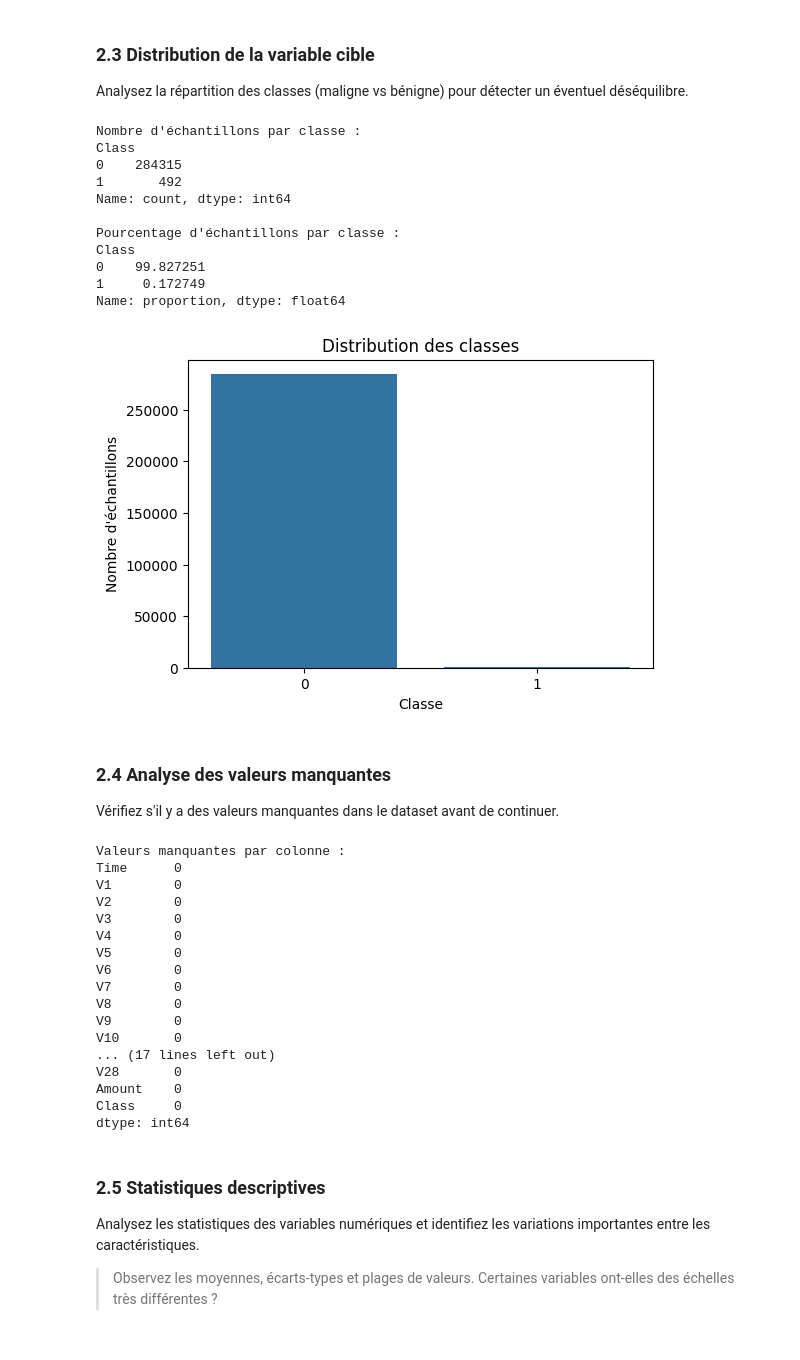
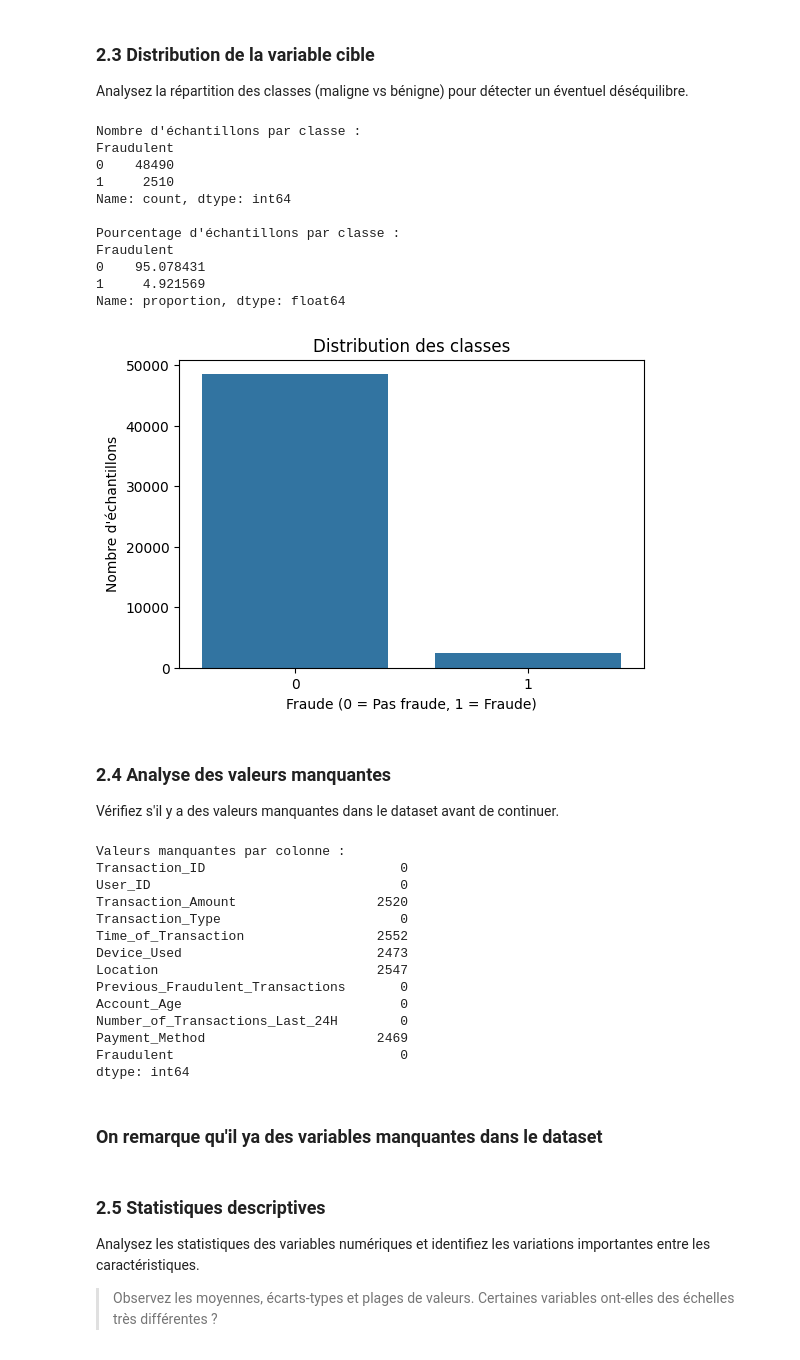
Before and after one commit to cherif-tg/DecisionTree_Fraud_detection, a Jupyter notebook: TP_Arbre_Decision (1).ipynb, the cells around one changed output. Saved outputs shown, nothing was run; the diff lists cells and outputs as text; code cells hidden in the pictures.

```diff
--- a/TP_Arbre_Decision (1).ipynb
+++ b/TP_Arbre_Decision (1).ipynb
@@ -82,6 +82,6 @@ Chargez le dataset Breast Cancer depuis scikit-learn.
 # %%
-# TODO : Chargez le dataset creditcard.csv dans un DataFrame
-df = pd.read_csv('creditcard.csv')
+# TODO : Chargez le dataset Fraud Detection Dataset.csv dans un DataFrame
+df = pd.read_csv('Fraud Detection Dataset.csv')
 # %% [markdown]
 ### 2.2 Exploration initiale
 
@@ -127,8 +124,8 @@ dtype: object
 Analysez la répartition des classes (maligne vs bénigne) pour détecter un éventuel déséquilibre.
 # %%
 # TODO : Calculez le nombre et le pourcentage d'échantillons par classe (fraude / pas fraude)
-class_counts = df_copy['Class'].value_counts()
-class_percentages = df_copy['Class'].value_counts(normalize=True) * 100
+class_counts = df_copy['Fraudulent'].value_counts()
+class_percentages = df_copy['Fraudulent'].value_counts(normalize=True) * 100
 # TODO : Affichez ces résultats de manière lisible
 print("Nombre d'échantillons par classe :")
 print(class_counts)
@@ -136,27 +133,27 @@ print("\nPourcentage d'échantillons par classe :")
 print(class_percentages)
 # %% [output]
 Nombre d'échantillons par classe :
-Class
-0    284315
-1       492
+Fraudulent
+0    48490
+1     2510
 Name: count, dtype: int64
 
 Pourcentage d'échantillons par classe :
-Class
-0    99.827251
-1     0.172749
+Fraudulent
+0    95.078431
+1     4.921569
 Name: proportion, dtype: float64
 # %%
 # TODO : Visualisez la distribution des classes avec un graphique adapté (countplot ou pie)
 plt.figure(figsize=(6, 4))
-sns.countplot(x='Class', data=df_copy)
+sns.countplot(x='Fraudulent', data=df_copy)
 # TODO : Utilisez des labels clairs ('Fraude', 'Pas fraude') plutôt que les codes 0/1
-plt.xlabel('Classe')
+plt.xlabel('Fraude (0 = Pas fraude, 1 = Fraude)')
 plt.ylabel('Nombre d\'échantillons')
 plt.title('Distribution des classes')
 plt.show()
 # %% [output]
-[figure, old version]
+[figure, new version]
 # %% [markdown]
 ### 2.4 Analyse des valeurs manquantes
 
@@ -169,22 +166,21 @@ print(missing_values)
 # TODO : Affichez uniquement les colonnes qui en contiennent (si applicable)
 # %% [output]
 Valeurs manquantes par colonne :
-Time      0
-V1        0
-V2        0
-V3        0
-V4        0
-V5        0
-V6        0
-V7        0
-V8        0
-V9        0
-V10       0
-... (17 lines left out)
-V28       0
-Amount    0
-Class     0
+Transaction_ID                         0
+User_ID                                0
+Transaction_Amount                  2520
+Transaction_Type                       0
+Time_of_Transaction                 2552
+Device_Used                         2473
+Location                            2547
+Previous_Fraudulent_Transactions       0
+Account_Age                            0
+Number_of_Transactions_Last_24H        0
+Payment_Method                      2469
+Fraudulent                             0
 dtype: int64
+# %% [markdown]
+### On remarque qu'il ya des variables manquantes dans le dataset
 # %% [markdown]
 ### 2.5 Statistiques descriptives
 
```
Also changed, not shown: parts of 45 cells of this notebook, 1 other file.
